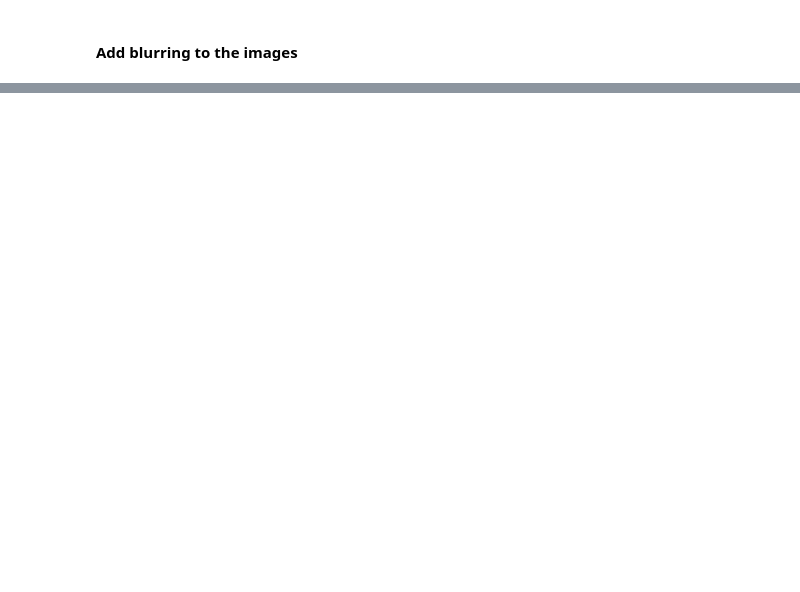
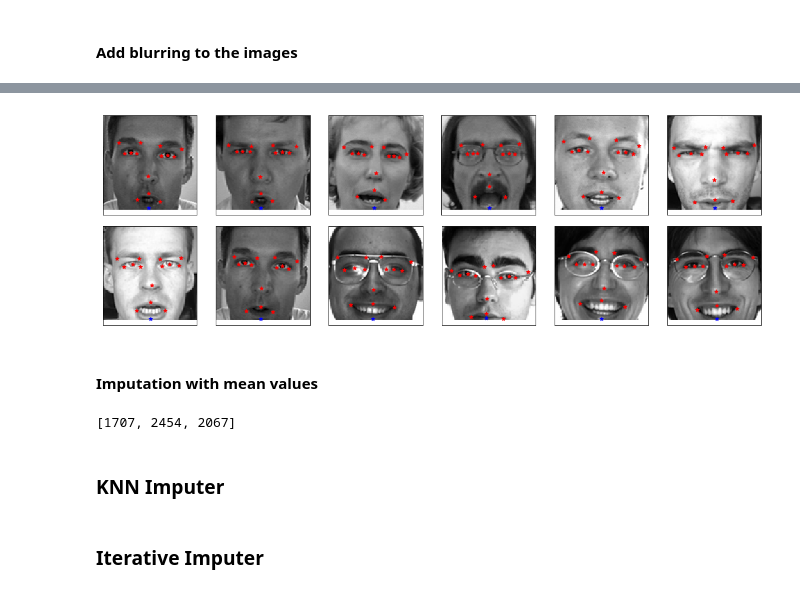
Before and after one commit to MadhuAtBerkeley/w207_Project, a Jupyter notebook: source/w207_eda.ipynb, the cells around one changed output, grey strips where cells are left out. Drawn from its saved outputs; the diff is of its cells as text; code cells hidden in the pictures; blank space fills up the shorter version.

```diff
--- a/source/w207_eda.ipynb
+++ b/source/w207_eda.ipynb
@@ -366,0 +325,10 @@ view_img(dst)
+# %%
+for sample in bad_bottom_lip:
+    y_train[sample][29] = 94
+    y_train[sample][28] = y_train[sample][26]
+
+visualize_labels(bad_bottom_lip)
+# %% [output]
+[figure, added]
+# %% [markdown]
+#### Imputation with mean values
@@ -366,0 +378,21 @@ view_img(dst)
+# %%
+fill_na = True
+y_train = train_data[[col for col in train_data.columns if col != 'Image']].to_numpy()
+if fill_na:
+    # https://stackoverflow.com/questions/18689235/numpy-array-replace-nan-values-with-average-of-columns
+    # get column means
+    col_mean = np.nanmean(y_train,axis=0)
+
+    # find the x,y indices that are missing from y_train
+    inds = np.where(np.isnan(y_train))
+
+    # fill in missing values in y_train with the column means. "take" is much more efficient than fancy indexing
+    y_train[inds] = np.take(col_mean, inds[1])
+
+    y_impute = y_train.copy()
+    y_impute, num_misalignments = fill_mouth_coord(y_impute)
+    print(num_misalignments)
+# %% [output]
+[1707, 2454, 2067]
+# %% [markdown]
+### KNN Imputer
@@ -366,0 +409,2 @@ view_img(dst)
+# %% [markdown]
+### Iterative Imputer
```
Also changed, not shown: parts of 21 cells of this notebook.
